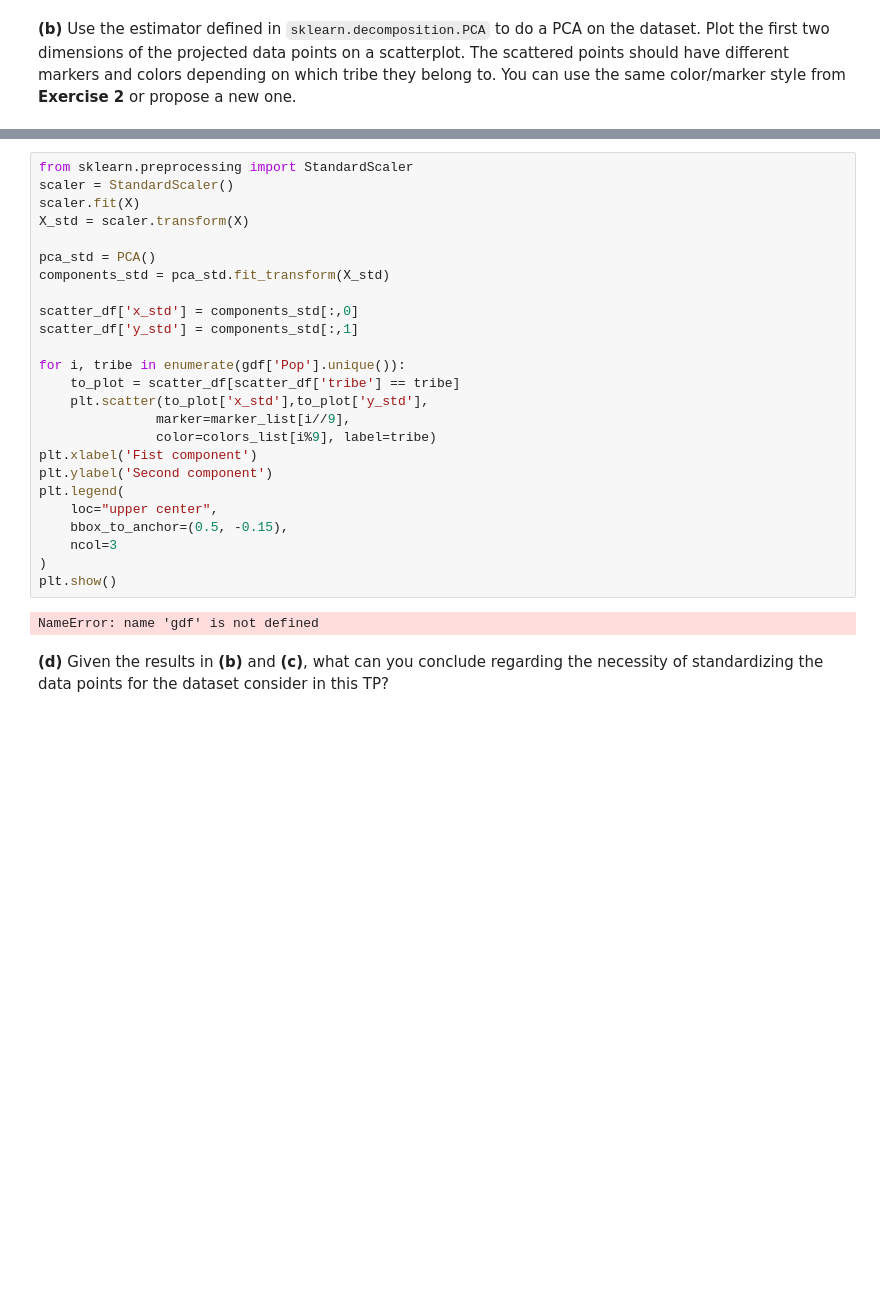
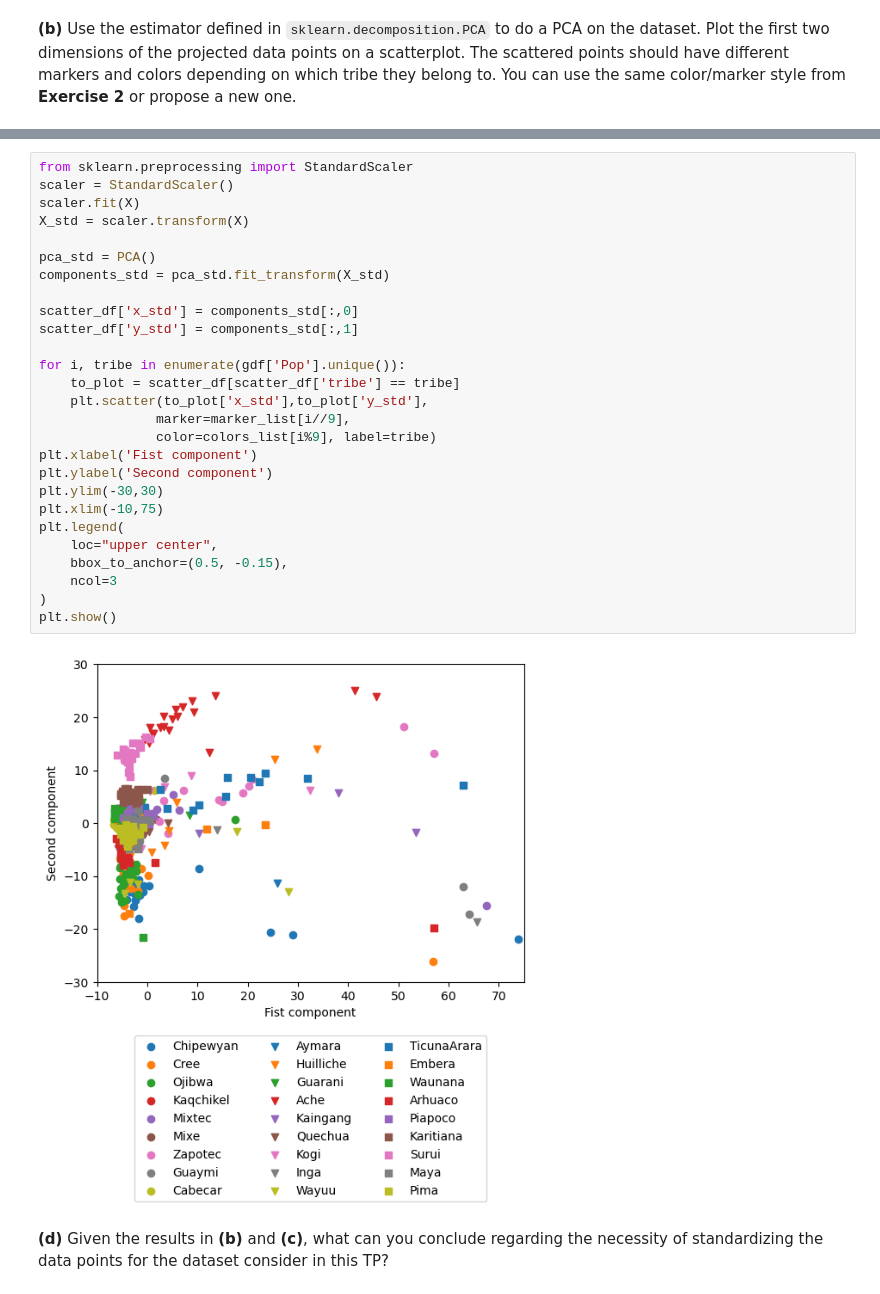
Before and after one commit to MC0117/SLA-labs, a Jupyter notebook: TP2/TP2.ipynb, the cells around one changed output, grey strips where cells are left out. Saved outputs shown, nothing was run; the diff lists cells and outputs as text; blank space fills up the shorter version.

```diff
--- a/TP2/TP2.ipynb
+++ b/TP2/TP2.ipynb
@@ -286,30 +292,32 @@ Redo the 2D scatter plot from item **(b)** on the normalized version of the data
 # %%
 from sklearn.preprocessing import StandardScaler
 scaler = StandardScaler()
 scaler.fit(X)
 X_std = scaler.transform(X)
 
 pca_std = PCA()
 components_std = pca_std.fit_transform(X_std)
 
 scatter_df['x_std'] = components_std[:,0]
 scatter_df['y_std'] = components_std[:,1]
 
 for i, tribe in enumerate(gdf['Pop'].unique()):
     to_plot = scatter_df[scatter_df['tribe'] == tribe]
     plt.scatter(to_plot['x_std'],to_plot['y_std'],
                marker=marker_list[i//9],
                color=colors_list[i%9], label=tribe)
 plt.xlabel('Fist component')
 plt.ylabel('Second component')
+plt.ylim(-30,30)
+plt.xlim(-10,75)
 plt.legend(
     loc="upper center",
     bbox_to_anchor=(0.5, -0.15),
     ncol=3
 )
 plt.show()
 # %% [output]
-NameError: name 'gdf' is not defined
+[figure, added]
 # %% [markdown]
 **(d)** Given the results in **(b)** and **(c)**, what can you conclude regarding the necessity of standardizing the data points for the dataset consider in this TP?
 # %% [markdown]
```
Also changed, not shown: parts of 4 cells of this notebook.
